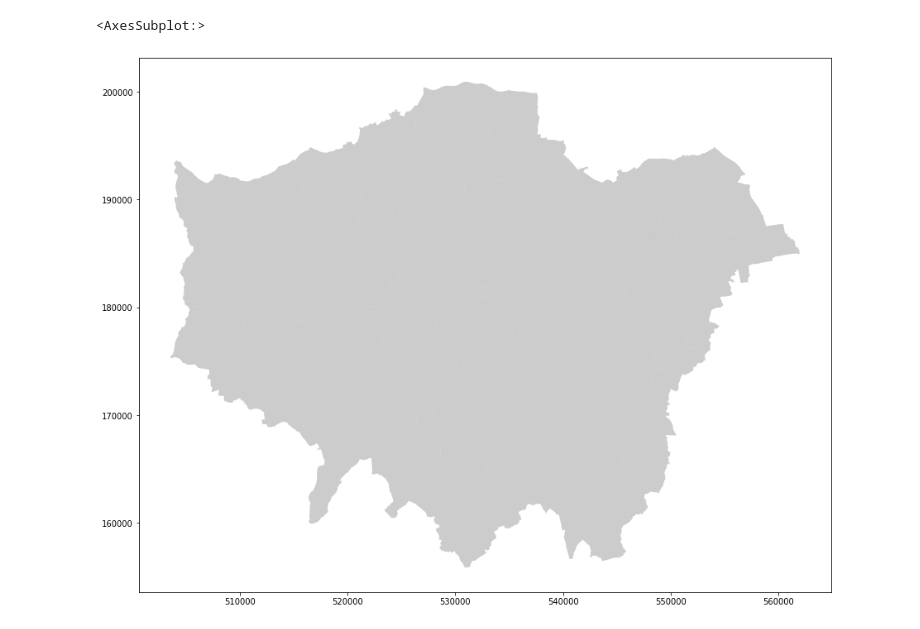
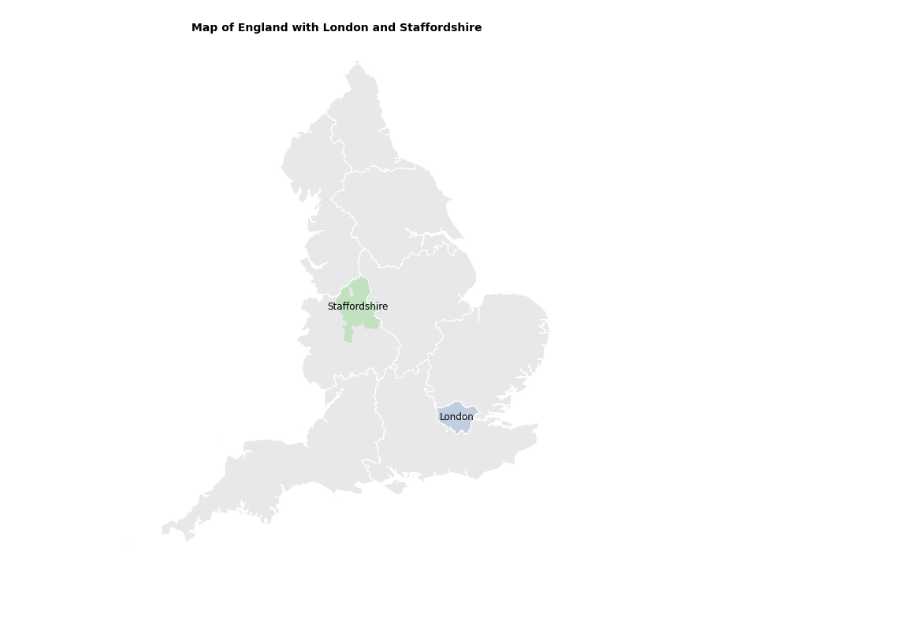
Before and after one commit to bboge/data-project-z5491834, a Jupyter notebook: data_project/presentation.ipynb, the cells around one changed output. Drawn from its saved outputs; the diff is of its cells as text; code cells hidden in the pictures.

```diff
--- a/data_project/presentation.ipynb
+++ b/data_project/presentation.ipynb
@@ -45,6 +14,34 @@ geo_df.head()
-# %%
-fig, ax = plt.subplots(figsize=(15,15))
-ward_map.plot(ax=ax, alpha=0.4, color='grey')
-# %% [output]
-<AxesSubplot:>
-[figure, removed]
+# %%
+# Load the shapefiles
+london_shapefile = gpd.read_file('London-wards-2018_ESRI/London_Ward.shp')
+staffordshire_shapefile = gpd.read_file('Boundary2023-08-12-07-00/Boundaries_Polygon.shp')
+
+# Load the UK shapefile and exclude codes for Scotland, Wales, and Northern Ireland
+uk_shapefile = gpd.read_file('NUTS1_Jan_2018_SGCB_in_the_UK_2022_-1211818472919078414/NUTS1_Jan_2018_SGCB_in_the_UK.shp')
+england_shapefile = uk_shapefile.query("nuts118cd not in ['UKL', 'UKM', 'UKN']")
+
+# Create a subplot for the map of England
+fig, ax = plt.subplots(figsize=(10, 10))
+england_shapefile.boundary.plot(ax=ax, color='white', linewidth=1)  # White outline
+
+# Light grey fill color for the shape of England
+england_shapefile.plot(ax=ax, facecolor='#e8e8e8', edgecolor='white', linewidth=0.5)  # Light grey color
+
+# Plot London map within England
+london_shapefile.plot(ax=ax, facecolor='#c1cee1', edgecolor='#c1cee1', linewidth=0.5)
+london_centroid = london_shapefile.unary_union.centroid
+ax.annotate('London', (london_centroid.x, london_centroid.y), color='black', fontsize=12, ha='center', va='center')
+
+# Plot Staffordshire map within England
+staffordshire_shapefile.plot(ax=ax, facecolor='#c1e1c1', edgecolor='#c1e1c1', linewidth=0.5)
+staffordshire_centroid = staffordshire_shapefile.unary_union.centroid
+ax.annotate('Staffordshire', (staffordshire_centroid.x, staffordshire_centroid.y), color='black', fontsize=12, ha='center', va='center')
+
+ax.set_title('Map of England with London and Staffordshire', fontsize=14, fontweight='bold')
+ax.set_aspect('equal')
+ax.axis('off')
+
+plt.tight_layout()
+plt.show()
+# %% [output]
+[figure, added]
```
Also changed, not shown: parts of 13 cells of this notebook, 27 other files.
